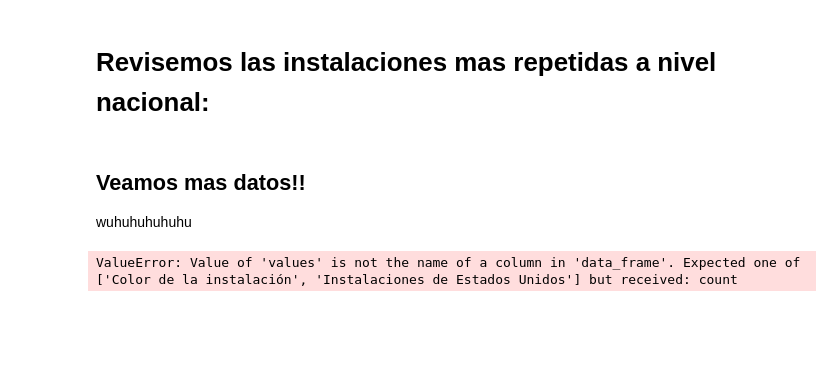
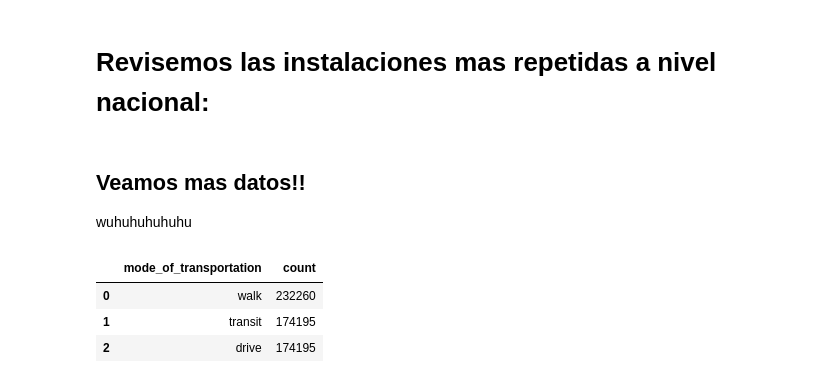
Before and after one commit to VicenteLizana/Solemne1, a Jupyter notebook: Prueba1.ipynb, the cells around one changed output. Cells and saved outputs as stored; diff of their text form; code cells hidden in the pictures; blank space fills up the shorter version.

```diff
--- a/Prueba1.ipynb
+++ b/Prueba1.ipynb
@@ -523,21 +523,51 @@ plot_hbar(facility_counts_df, 'Instalaciones de Estados Unidos', 20)
 ## Veamos mas datos!!
 wuhuhuhuhuhu
 # %%
-mode_counts_cal = Dato["mode_of_transportation"].value_counts()
+query = """
+                SELECT mode_of_transportation, travel_time_threshold_minutes
+                FROM `bigquery-public-data.covid19_vaccination_access.facility_boundary_us_all`
 
-mode_counts_cal_df = pd.DataFrame(mode_counts_cal, columns=["count"])
+        """
 
-mode_counts_cal_df = mode_counts_cal_df.reset_index()
-mode_counts_cal_df.columns = ["mode_of_transportation", "count"]
+query_job = client.query(query)
+Dato = query_job.to_dataframe()
+Dato = Dato.reset_index(drop= True)
 
+mode_counts_dato = Dato["mode_of_transportation"].value_counts()
+
+mode_counts_dato_df = pd.DataFrame(mode_counts_dato, columns=["count"])
+
+mode_counts_dato_df = mode_counts_dato_df.reset_index()
+mode_counts_dato_df.columns = ["mode_of_transportation", "count"]
 
 def plot_treemap(col):
-    fig = px.treemap(facility_counts_df, path=["mode_of_transportation"], values=col, height=700,
+    fig = px.treemap(mode_counts_dato_df, path=["mode_of_transportation"], values=col, height=700,
                  title=col, color_discrete_sequence = px.colors.qualitative.Dark2)
     fig.data[0].textinfo = 'label+text+value'
     fig.show()
 
-
 plot_treemap('count')
-# %% [output]
-ValueError: Value of 'values' is not the name of a column in 'data_frame'. Expected one of ['Color de la instalación', 'Instalaciones de Estados Unidos'] but received: count
+# %%
+query = """
+                SELECT mode_of_transportation, travel_time_threshold_minutes
+                FROM `bigquery-public-data.covid19_vaccination_access.facility_boundary_us_all`
+
+        """
+
+query_job = client.query(query)
+Dato = query_job.to_dataframe()
+Dato = Dato.reset_index(drop= True)
+
+mode_counts_dato = Dato["mode_of_transportation"].value_counts()
+
+mode_counts_dato_df = pd.DataFrame(mode_counts_dato, columns=["count"])
+
+mode_counts_dato_df = mode_counts_dato_df.reset_index()
+mode_counts_dato_df.columns = ["mode_of_transportation", "count"]
+
+mode_counts_dato_df
+# %% [output]
+|  | mode_of_transportation | count |
+| 0 | walk | 232260 |
+| 1 | transit | 174195 |
+| 2 | drive | 174195 |
```
Also changed, not shown: 4 other files.
